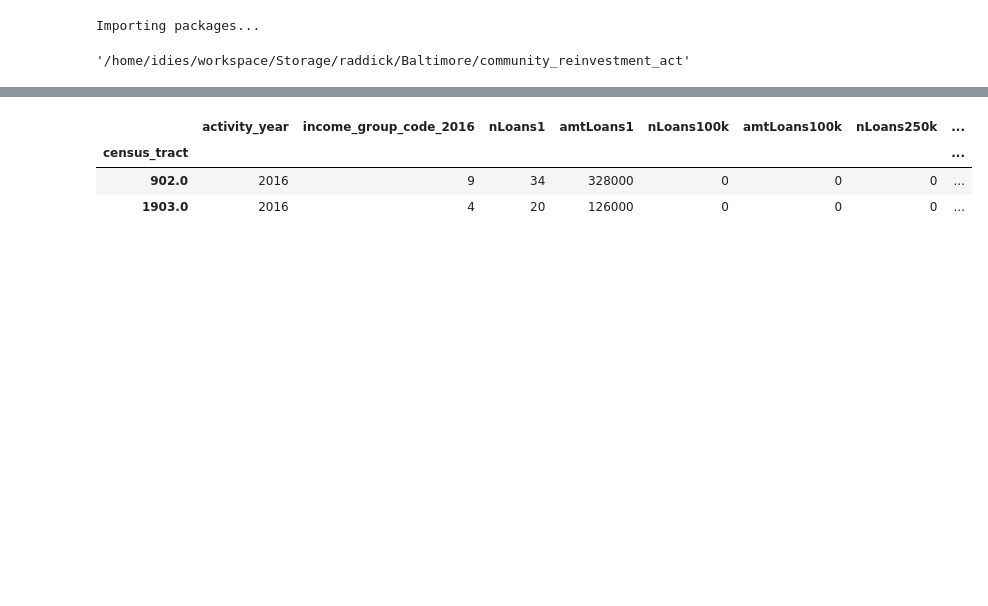
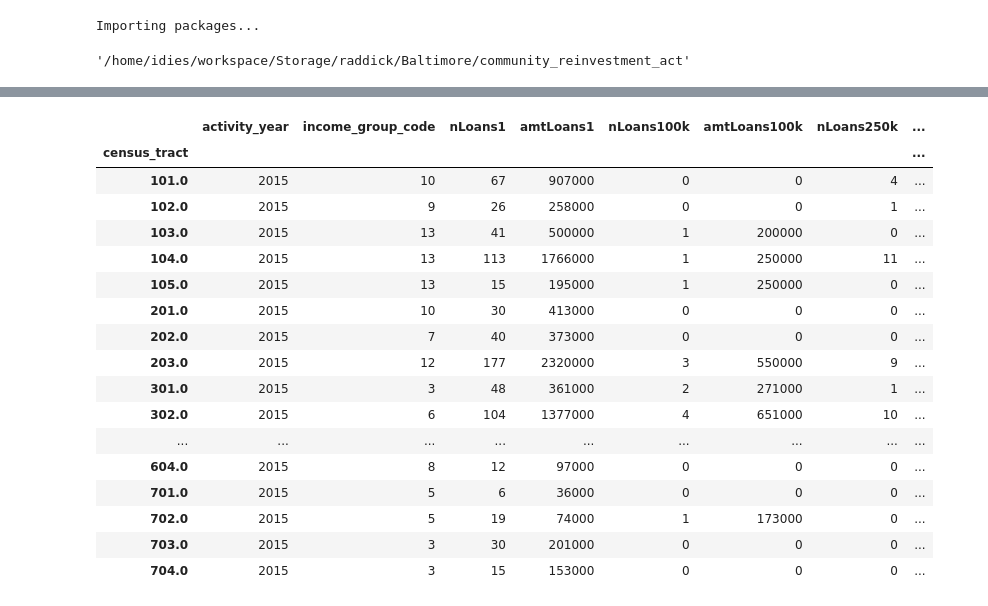
Before and after one commit to raddick/community_reinvestment_act, a Jupyter notebook: geography_from_aggregate_data.ipynb, the cells around one changed output, grey strips where cells are left out. Cells and saved outputs as stored; diff of their text form; code cells hidden in the pictures; blank space fills up the shorter version.

```diff
--- a/geography_from_aggregate_data.ipynb
+++ b/geography_from_aggregate_data.ipynb
@@ -1,20 +1,23 @@
 # %%
 print('Importing packages...')
 import os
-import urllib
+#import urllib
 import pandas
-import zipfile
+#import zipfile
 import time
 import numpy as np
 from matplotlib import pyplot as plt
-import geopandas as gpd
+import geopandas
+import re
 from IPython.display import display, HTML
 
-#data_dir = '/home/idies/workspace/Temporary/raddick/cra_scratch'
+#census_data_dir = '/home/idies/workspace/Temporary/raddick/cra_scratch'
 shapefiledir = '/home/idies/workspace/Storage/raddick/Baltimore/shapefiles/'
+tiger_dir = '/home/idies/workspace/Temporary/raddick/census_scratch/geography/TRACT_SHAPEFILES/'
 
-thisdir = '/home/idies/workspace/Storage/raddick/Baltimore/community_reinvestment_act'
-figdir = thisdir + '/figures'
+thisdir = '/home/idies/workspace/Storage/raddick/Baltimore/community_reinvestment_act/'
+datadir = thisdir + 'datasets/'
+figdir = thisdir + 'figures/'
 
 os.chdir(thisdir)
 os.getcwd()
@@ -37,33 +27,48 @@ Done
 # %%
-print('Reading from backup...')
-agg_tracts_df = agg_tracts_df_bk
+# read aggregate data
+agg_tracts_df = pandas.read_csv(datadir+'loans_by_census_tract_2010_2016.csv', encoding='utf-8', low_memory=False)
+agg_tracts_df = agg_tracts_df[agg_tracts_df['activity_year'] >= 2012]
 
-tract_to_csa_df = pandas.read_csv('census_tract_to_neighborhood.csv')
-tract_to_csa_df = tract_to_csa_df.set_index('NAME10')
+for thiscol in ['amtLoans1', 'amtLoans100k', 'amtLoans250k', 'amtLoansToSmallest', 'amtLoansTotal']:
+    agg_tracts_df.loc[:, thiscol] = pandas.to_numeric(agg_tracts_df[thiscol].apply(lambda x: str(x).replace(',','')[1:]), errors='coerce')
 
+# add shapefiles
+tract_shapes_gdf = geopandas.read_file(tiger_dir +'tl_2017_24_tract.shp')
+tract_shapes_gdf = tract_shapes_gdf[tract_shapes_gdf['COUNTYFP'] == '510']
+tract_shapes_gdf.loc[:, 'NAME'] = pandas.to_numeric(tract_shapes_gdf['NAME'], errors='coerce')
+agg_tracts_df = agg_tracts_df.merge(tract_shapes_gdf, how='left', left_on='census_tract', right_on='NAME')
+
+# Get community statistical area names
+tract_to_csa_df = pandas.read_csv('census_tract_to_neighborhood.csv', index_col='NAME10')
 agg_tracts_df = agg_tracts_df.assign(CSA2010 = agg_tracts_df.join(tract_to_csa_df, how='left', on='census_tract')['CSA2010'])
 
-agg_tracts_df = agg_tracts_df.assign(income_group_2016 = np.nan)
+# Get income group names
+agg_tracts_df = agg_tracts_df.assign(income_group = np.nan)
+agg_tracts_df.loc[agg_tracts_df['income_group_code'] == 1, 'income_group'] = '< 10% of Median Family Income (MFI)'
+agg_tracts_df.loc[agg_tracts_df['income_group_code'] == 2, 'income_group'] = '10% to 20% of MFI'
+agg_tracts_df.loc[agg_tracts_df['income_group_code'] == 3, 'income_group'] = '20% to 30% of MFI'
+agg_tracts_df.loc[agg_tracts_df['income_group_code'] == 4, 'income_group'] = '30% to 40% of MFI'
+agg_tracts_df.loc[agg_tracts_df['income_group_code'] == 5, 'income_group'] = '40% to 50% of MFI'
+agg_tracts_df.loc[agg_tracts_df['income_group_code'] == 6, 'income_group'] = '50% to 60% of MFI'
+agg_tracts_df.loc[agg_tracts_df['income_group_code'] == 7, 'income_group'] = '60% to 70% of MFI'
+agg_tracts_df.loc[agg_tracts_df['income_group_code'] == 8, 'income_group'] = '70% to 80% of MFI'
+agg_tracts_df.loc[agg_tracts_df['income_group_code'] == 9, 'income_group'] = '80% to 90% of MFI'
+agg_tracts_df.loc[agg_tracts_df['income_group_code'] == 10, 'income_group'] = '90% to 100% of MFI'
+agg_tracts_df.loc[agg_tracts_df['income_group_code'] == 11, 'income_group'] = '100% to 110% of MFI'
+agg_tracts_df.loc[agg_tracts_df['income_group_code'] == 12, 'income_group'] = '110% to 120% of MFI'
+agg_tracts_df.loc[agg_tracts_df['income_group_code'] == 13, 'income_group'] = '> 120% of MFI'
 
-agg_tracts_df.loc[agg_tracts_df['income_group_code_2016'] == 1, 'income_group_2016'] = '< 10% of Median Family Income (MFI)'
-agg_tracts_df.loc[agg_tracts_df['income_group_code_2016'] == 2, 'income_group_2016'] = '10% to 20% of MFI'
-agg_tracts_df.loc[agg_tracts_df['income_group_code_2016'] == 3, 'income_group_2016'] = '20% to 30% of MFI'
-agg_tracts_df.loc[agg_tracts_df['income_group_code_2016'] == 4, 'income_group_2016'] = '30% to 40% of MFI'
-agg_tracts_df.loc[agg_tracts_df['income_group_code_2016'] == 5, 'income_group_2016'] = '40% to 50% of MFI'
-agg_tracts_df.loc[agg_tracts_df['income_group_code_2016'] == 6, 'income_group_2016'] = '50% to 60% of MFI'
-agg_tracts_df.loc[agg_tracts_df['income_group_code_2016'] == 7, 'income_group_2016'] = '60% to 70% of MFI'
-agg_tracts_df.loc[agg_tracts_df['income_group_code_2016'] == 8, 'income_group_2016'] = '70% to 80% of MFI'
-agg_tracts_df.loc[agg_tracts_df['income_group_code_2016'] == 9, 'income_group_2016'] = '80% to 90% of MFI'
-agg_tracts_df.loc[agg_tracts_df['income_group_code_2016'] == 10, 'income_group_2016'] = '90% to 100% of MFI'
-agg_tracts_df.loc[agg_tracts_df['income_group_code_2016'] == 11, 'income_group_2016'] = '100% to 110% of MFI'
-agg_tracts_df.loc[agg_tracts_df['income_group_code_2016'] == 12, 'income_group_2016'] = '110% to 120% of MFI'
-agg_tracts_df.loc[agg_tracts_df['income_group_code_2016'] == 13, 'income_group_2016'] = '> 120% of MFI'
+agg_tracts_gdf = geopandas.GeoDataFrame(agg_tracts_df, crs=tract_shapes_gdf.crs, geometry='geometry')
+#agg_tracts_gdf = agg_tracts_gdf.set_index(['census_tract', 'activity_year'])
+agg_tracts_2015_gdf = agg_tracts_gdf[agg_tracts_gdf['activity_year'] == 2015]
+agg_tracts_2015_gdf = agg_tracts_2015_gdf.set_index('census_tract')
 
-
-print('Backing up...')
-agg_tracts_df_bk = agg_tracts_df
-
-agg_tracts_df.sample(2)
-#baltimore_tracts = baltimore_tracts.join(tracts_to_neighborhoods, how='left', on='census_tract')
-#print('ok')
+#agg_tracts_gdf[agg_tracts_gdf.index.get_level_values('activity_year') == 2016].plot(column='nLoans1')
+#plt.show()
+#agg_tracts_gdf['census_tract'][(agg_tracts_gdf['activity_year'] == 2016)].drop_duplicates()#[:40] #& (agg_tracts_gdf['census_tract'].apply(lambda x: int(str(x)[0]) > 2))]
+#--101.00, 201.00 801.01, 801.02, 1001.00, 1308.03, 2001.00, 2101.00, 2501.01, 2606.01, 2701.01, 2801.01
+print('backing up...')
+agg_tracts_2015_gdf_bk = agg_tracts_2015_gdf
+print('Done')
+agg_tracts_2015_gdf.head(20)
 # %% [output]
@@ -72,4 +77,18 @@ Backing up...
-|  | activity_year | income_group_code_2016 | nLoans1 | amtLoans1 | nLoans100k | amtLoans100k | nLoans250k | ... |
+|  | activity_year | income_group_code | nLoans1 | amtLoans1 | nLoans100k | amtLoans100k | nLoans250k | ... |
 | census_tract |  |  |  |  |  |  |  | ... |
-| 902.0 | 2016 | 9 | 34 | 328000 | 0 | 0 | 0 | ... |
-| 1903.0 | 2016 | 4 | 20 | 126000 | 0 | 0 | 0 | ... |
+| 101.0 | 2015 | 10 | 67 | 907000 | 0 | 0 | 4 | ... |
+| 102.0 | 2015 | 9 | 26 | 258000 | 0 | 0 | 1 | ... |
+| 103.0 | 2015 | 13 | 41 | 500000 | 1 | 200000 | 0 | ... |
+| 104.0 | 2015 | 13 | 113 | 1766000 | 1 | 250000 | 11 | ... |
+| 105.0 | 2015 | 13 | 15 | 195000 | 1 | 250000 | 0 | ... |
+| 201.0 | 2015 | 10 | 30 | 413000 | 0 | 0 | 0 | ... |
+| 202.0 | 2015 | 7 | 40 | 373000 | 0 | 0 | 0 | ... |
+| 203.0 | 2015 | 12 | 177 | 2320000 | 3 | 550000 | 9 | ... |
+| 301.0 | 2015 | 3 | 48 | 361000 | 2 | 271000 | 1 | ... |
+| 302.0 | 2015 | 6 | 104 | 1377000 | 4 | 651000 | 10 | ... |
+| ... | ... | ... | ... | ... | ... | ... | ... | ... |
+| 604.0 | 2015 | 8 | 12 | 97000 | 0 | 0 | 0 | ... |
+| 701.0 | 2015 | 5 | 6 | 36000 | 0 | 0 | 0 | ... |
+| 702.0 | 2015 | 5 | 19 | 74000 | 1 | 173000 | 0 | ... |
+| 703.0 | 2015 | 3 | 30 | 201000 | 0 | 0 | 0 | ... |
+| 704.0 | 2015 | 3 | 15 | 153000 | 0 | 0 | 0 | ... |
```
Also changed, not shown: parts of 12 cells of this notebook, 1 other file.
